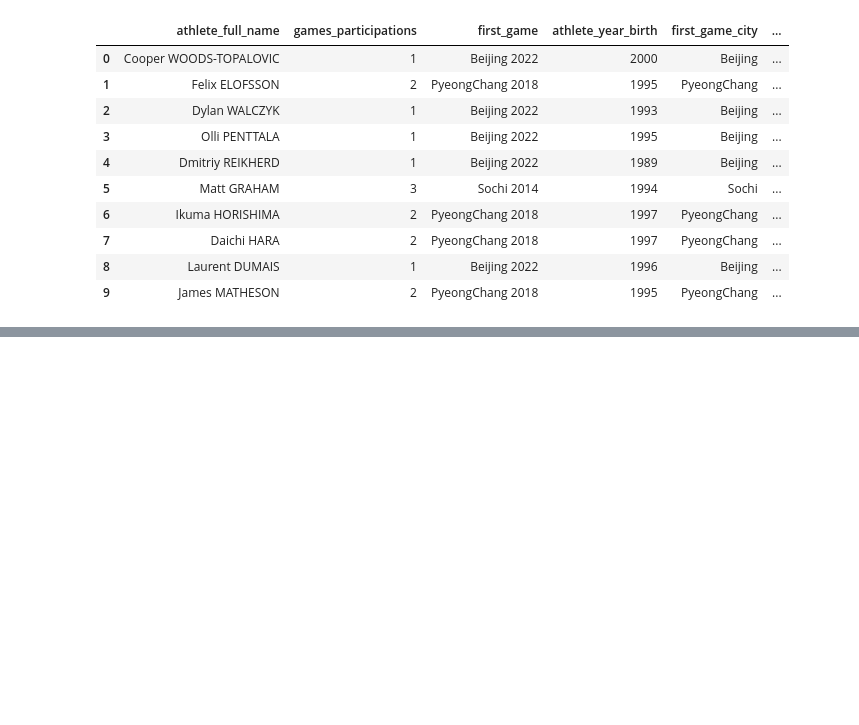
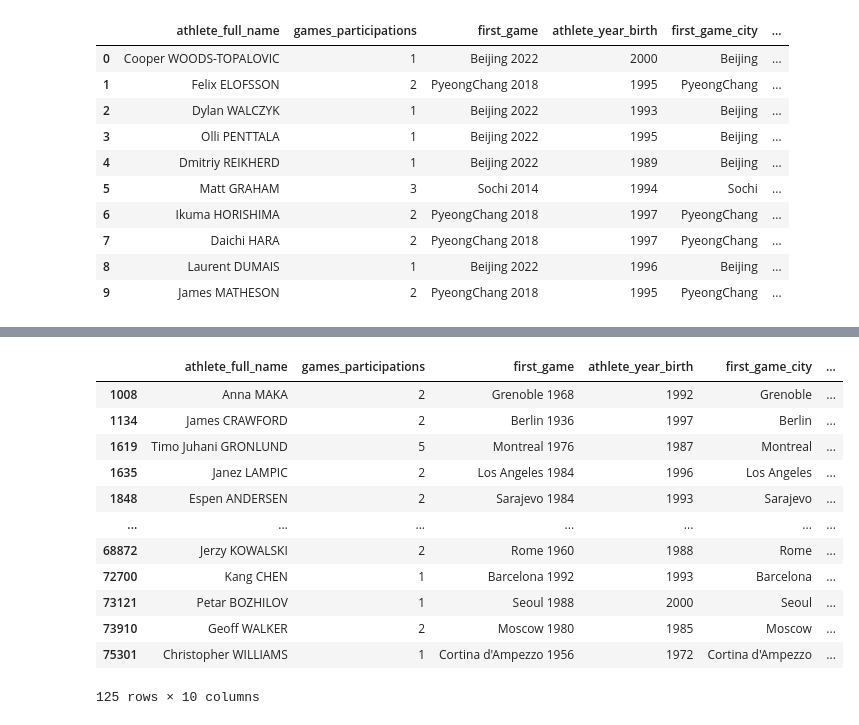
Before and after one commit to willfliaw/CSC_51052_EP, a Jupyter notebook: Project/main/Preliminary data analysis.ipynb, the cells around one changed output, grey strips where cells are left out. Drawn from its saved outputs; the diff is of its cells as text; code cells hidden in the pictures; blank space fills up the shorter version.

```diff
--- a/Project/main/Preliminary data analysis.ipynb
+++ b/Project/main/Preliminary data analysis.ipynb
@@ -232,0 +234,16 @@ plt.show()
+# %%
+athletesData[athletesData["first_game_year"] < athletesData["athlete_year_birth"]]
+# %% [output]
+|  | athlete_full_name | games_participations | first_game | athlete_year_birth | first_game_city | ... |
+| 1008 | Anna MAKA | 2 | Grenoble 1968 | 1992 | Grenoble | ... |
+| 1134 | James CRAWFORD | 2 | Berlin 1936 | 1997 | Berlin | ... |
+| 1619 | Timo Juhani GRONLUND | 5 | Montreal 1976 | 1987 | Montreal | ... |
+| 1635 | Janez LAMPIC | 2 | Los Angeles 1984 | 1996 | Los Angeles | ... |
+| 1848 | Espen ANDERSEN | 2 | Sarajevo 1984 | 1993 | Sarajevo | ... |
+| ... | ... | ... | ... | ... | ... | ... |
+| 68872 | Jerzy KOWALSKI | 2 | Rome 1960 | 1988 | Rome | ... |
+| 72700 | Kang CHEN | 1 | Barcelona 1992 | 1993 | Barcelona | ... |
+| 73121 | Petar BOZHILOV | 1 | Seoul 1988 | 2000 | Seoul | ... |
+| 73910 | Geoff WALKER | 2 | Moscow 1980 | 1985 | Moscow | ... |
+| 75301 | Christopher WILLIAMS | 1 | Cortina d'Ampezzo 1956 | 1972 | Cortina d'Ampezzo | ... |
+125 rows × 10 columns
```
Also changed, not shown: parts of 1 cell of this notebook.
